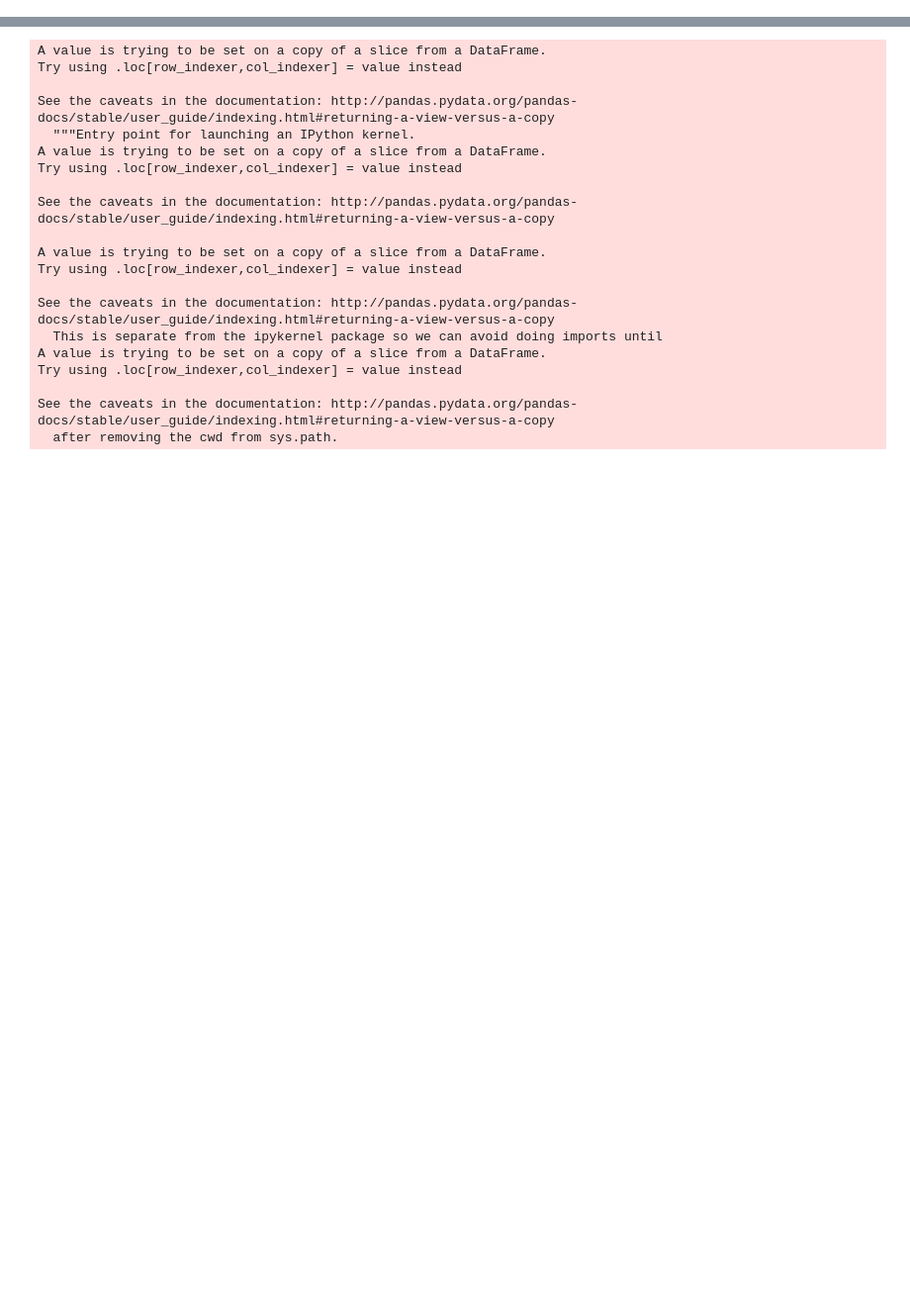
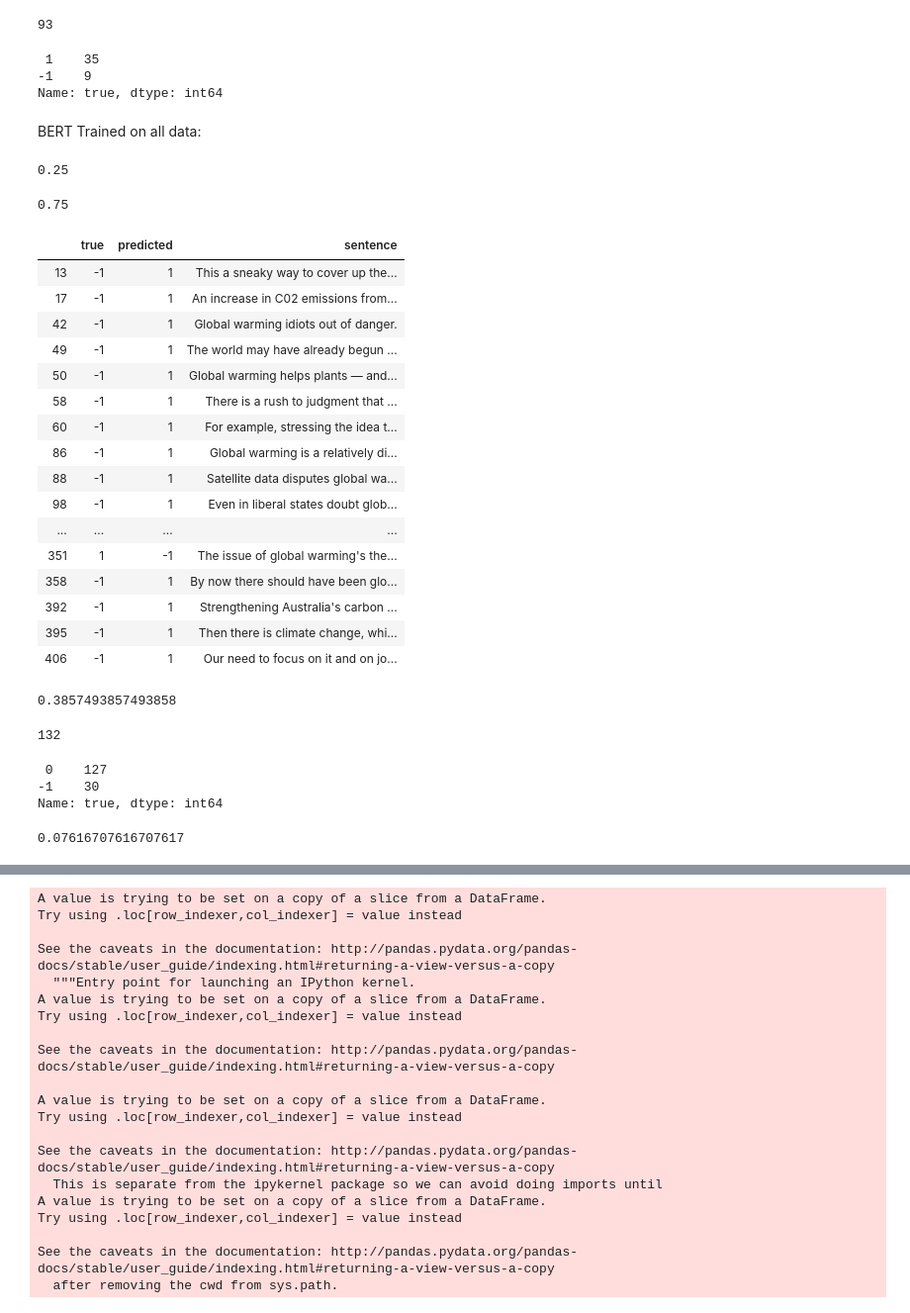
Before and after one commit to yiweiluo/GWStance, a Jupyter notebook: cc_stance/tweet-stance-prediction/Error_analysis.ipynb, the cells around one changed output, grey strips where cells are left out. Shown at 99% size. Drawn from its saved outputs; the diff is of its cells as text; code cells hidden in the pictures; blank space fills up the shorter version.

```diff
--- a/cc_stance/tweet-stance-prediction/Error_analysis.ipynb
+++ b/cc_stance/tweet-stance-prediction/Error_analysis.ipynb
@@ -26,0 +227,40 @@ preds.shape
+# %%
+len(true_neutrals)
+# %% [output]
+93
+# %%
+false_neutrals.true.value_counts()
+# %% [output]
+ 1    35
+-1    9
+Name: true, dtype: int64
+# %% [markdown]
+BERT Trained on all data:
+# %%
+len(opp_preds[opp_preds.true == 1])/len(opp_preds)
+# %% [output]
+0.25
+# %%
+len(opp_preds[opp_preds.true == -1])/len(opp_preds)
+# %% [output]
+0.75
+# %%
+opp_preds
+# %% [output]
+|  | true | predicted | sentence |
+| 13 | -1 | 1 | This a sneaky way to cover up the... |
+| 17 | -1 | 1 | An increase in C02 emissions from... |
+| 42 | -1 | 1 | Global warming idiots out of danger. |
+| 49 | -1 | 1 | The world may have already begun ... |
+| 50 | -1 | 1 | Global warming helps plants — and... |
+| 58 | -1 | 1 | There is a rush to judgment that ... |
+| 60 | -1 | 1 | For example, stressing the idea t... |
+| 86 | -1 | 1 | Global warming is a relatively di... |
+| 88 | -1 | 1 | Satellite data disputes global wa... |
+| 98 | -1 | 1 | Even in liberal states doubt glob... |
+| ... | ... | ... | ... |
+| 351 | 1 | -1 | The issue of global warming's the... |
+| 358 | -1 | 1 | By now there should have been glo... |
+| 392 | -1 | 1 | Strengthening Australia's carbon ... |
+| 395 | -1 | 1 | Then there is climate change, whi... |
+| 406 | -1 | 1 | Our need to focus on it and on jo... |
@@ -26,0 +274,18 @@ preds.shape
+# %%
+len(false_agrees)/407.
+# %% [output]
+0.3857493857493858
+# %%
+len(true_agrees)
+# %% [output]
+132
+# %%
+false_agrees.true.value_counts()
+# %% [output]
+ 0    127
+-1    30
+Name: true, dtype: int64
+# %%
+len(false_disagrees)/407
+# %% [output]
+0.07616707616707617
```
Also changed, not shown: parts of 40 cells of this notebook, 16 other files.
